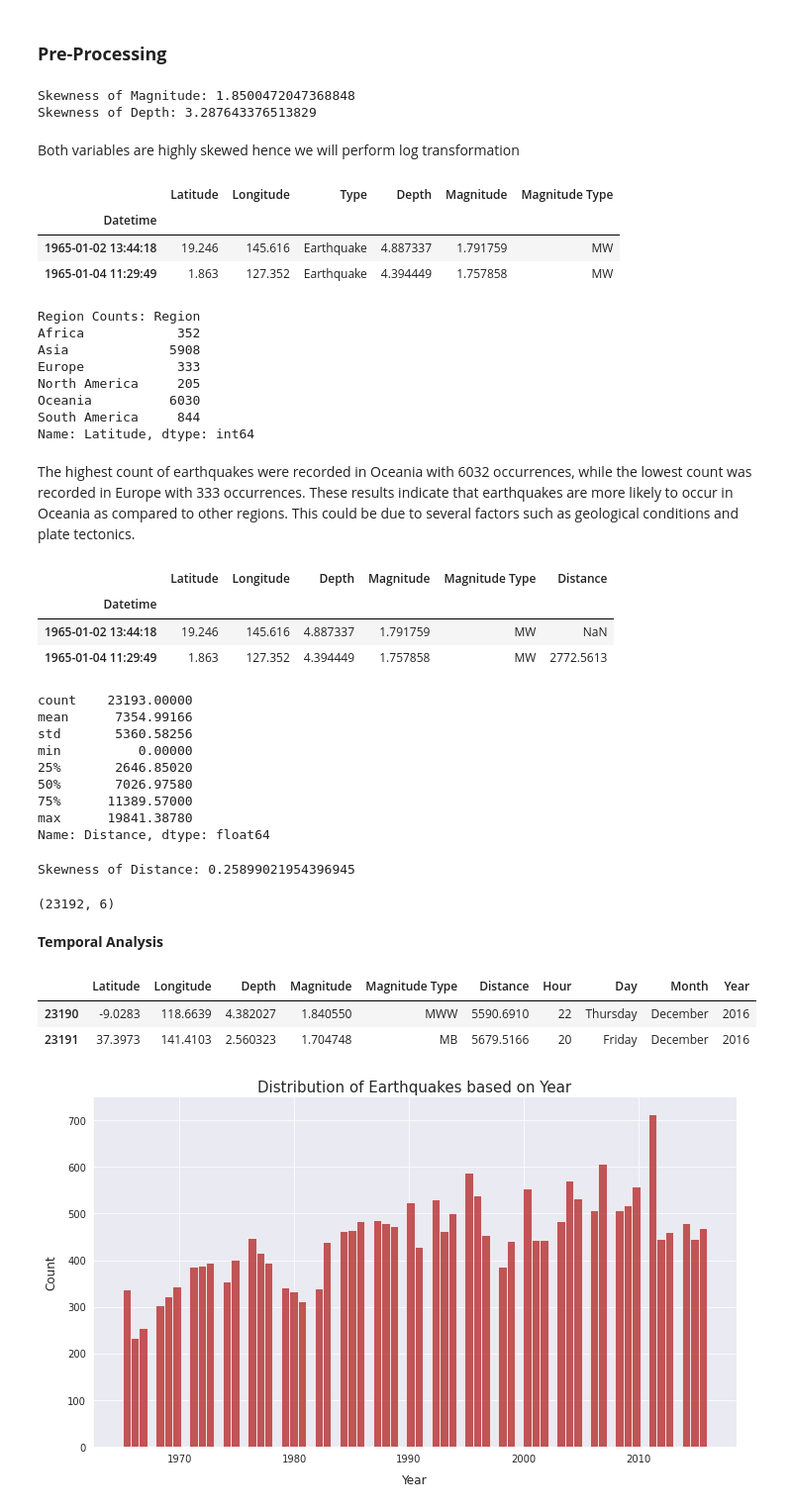
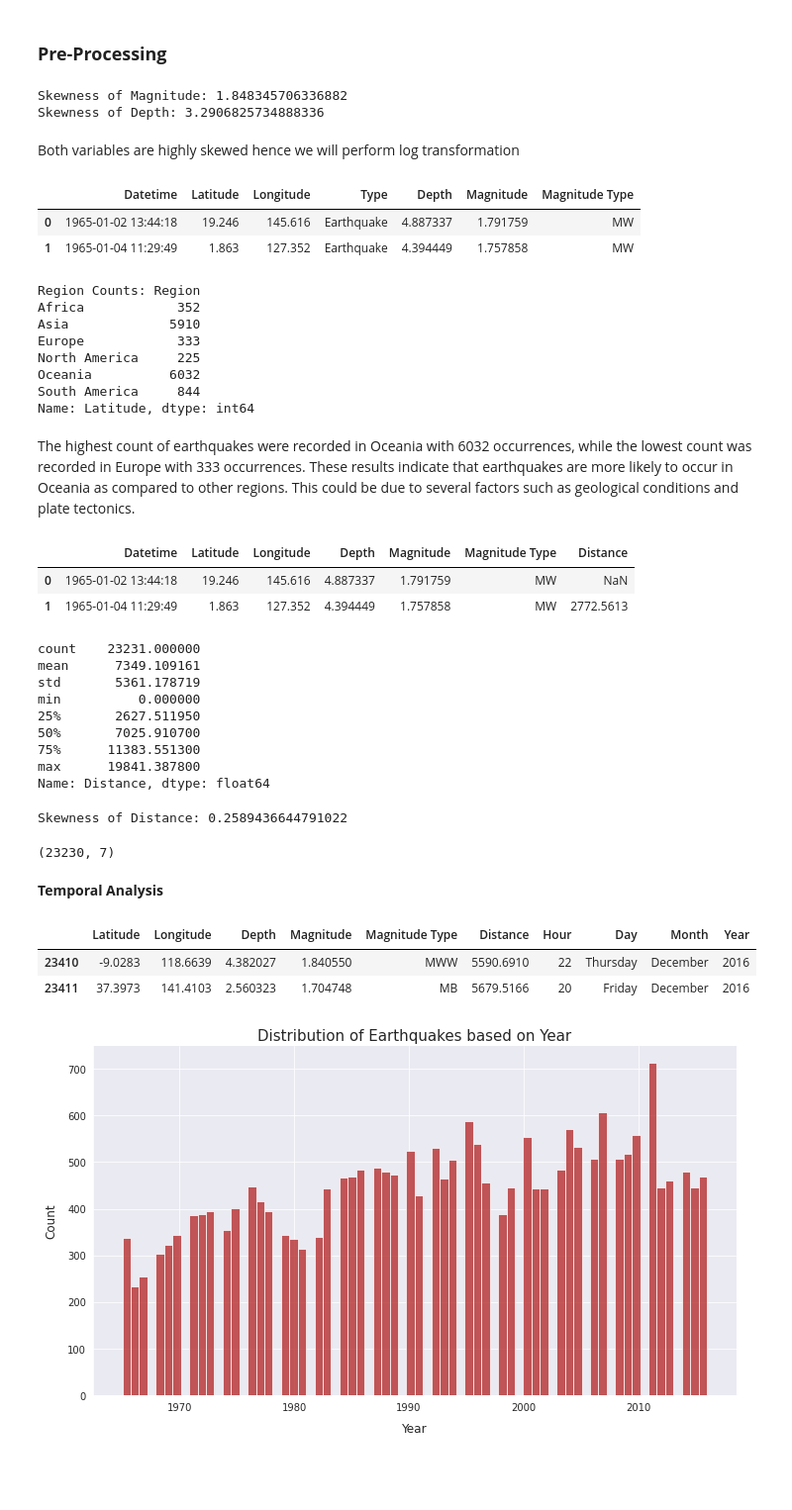
Before and after one commit to PerisN/Predicting-Earthquakes, a Jupyter notebook: Earthquakes.ipynb, the cells around one changed output. Shown at 99% size. Cells and saved outputs as stored; diff of their text form; code cells hidden in the pictures; blank space fills up the shorter version.

```diff
--- a/Earthquakes.ipynb
+++ b/Earthquakes.ipynb
@@ -158,8 +160,6 @@ Name: Type, dtype: int64
 # %%
 df1 = df.copy
 # %%
-df = df.set_index('Datetime')
-
 df = df.drop(['Date','Time'], axis=1)
 df.head(3)
 # %% [output]
@@ -262,8 +260,8 @@ for column in df.select_dtypes(include=['object']).columns:
 print('Skewness of Magnitude:', df['Magnitude'].skew())
 print('Skewness of Depth:', df['Depth'].skew())
 # %% [output]
-Skewness of Magnitude: 1.8500472047368848
-Skewness of Depth: 3.287643376513829
+Skewness of Magnitude: 1.848345706336882
+Skewness of Depth: 3.2906825734888336
 # %% [markdown]
 Both variables are highly skewed hence we will perform log transformation
 # %%
@@ -271,10 +269,9 @@ df['Magnitude'] = np.log(df['Magnitude'])
 df['Depth'] = np.log(df['Depth'] + 1)
 df.head(2)
 # %% [output]
-|  | Latitude | Longitude | Type | Depth | Magnitude | Magnitude Type |
-| Datetime |  |  |  |  |  |  |
-| 1965-01-02 13:44:18 | 19.246 | 145.616 | Earthquake | 4.887337 | 1.791759 | MW |
-| 1965-01-04 11:29:49 | 1.863 | 127.352 | Earthquake | 4.394449 | 1.757858 | MW |
+|  | Datetime | Latitude | Longitude | Type | Depth | Magnitude | Magnitude Type |
+| 0 | 1965-01-02 13:44:18 | 19.246 | 145.616 | Earthquake | 4.887337 | 1.791759 | MW |
+| 1 | 1965-01-04 11:29:49 | 1.863 | 127.352 | Earthquake | 4.394449 | 1.757858 | MW |
 # %%
 # Filter the data to only include events with type == "Earthquake"
 df = df[df['Type'] == "Earthquake"]
@@ -302,15 +299,17 @@ for i, row in df.iterrows():
 
 # Group the data by region and count the number of earthquakes in each region based on the 'Latitude' variable
 region_counts = df.groupby("Region").count()['Latitude']
-df= df.drop('Region', axis=1)
+
+df= df.drop('Region', axis=1) # Did not contribute much to our model
+
 print('Region Counts:', region_counts )
 # %% [output]
 Region Counts: Region
 Africa            352
-Asia             5908
+Asia             5910
 Europe            333
-North America     205
-Oceania          6030
+North America     225
+Oceania          6032
 South America     844
 Name: Latitude, dtype: int64
 # %% [markdown]
@@ -338,53 +337,51 @@ df['Distance'] = haversine_np(df['Longitude'].shift(), df['Latitude'].shift(), d
 df['Distance'] = round(df['Distance'], 4)
 df.head(2)
 # %% [output]
-|  | Latitude | Longitude | Depth | Magnitude | Magnitude Type | Distance |
-| Datetime |  |  |  |  |  |  |
-| 1965-01-02 13:44:18 | 19.246 | 145.616 | 4.887337 | 1.791759 | MW | NaN |
-| 1965-01-04 11:29:49 | 1.863 | 127.352 | 4.394449 | 1.757858 | MW | 2772.5613 |
+|  | Datetime | Latitude | Longitude | Depth | Magnitude | Magnitude Type | Distance |
+| 0 | 1965-01-02 13:44:18 | 19.246 | 145.616 | 4.887337 | 1.791759 | MW | NaN |
+| 1 | 1965-01-04 11:29:49 | 1.863 | 127.352 | 4.394449 | 1.757858 | MW | 2772.5613 |
 # %%
 df['Distance'].describe()
 # %% [output]
-count    23193.00000
-mean      7354.99166
-std       5360.58256
-min          0.00000
-25%       2646.85020
-50%       7026.97580
-75%      11389.57000
-max      19841.38780
+count    23231.000000
+mean      7349.109161
+std       5361.178719
+min          0.000000
+25%       2627.511950
+50%       7025.910700
+75%      11383.551300
+max      19841.387800
 Name: Distance, dtype: float64
 # %%
 print('Skewness of Distance:', df['Distance'].skew())
 # %% [output]
-Skewness of Distance: 0.25899021954396945
+Skewness of Distance: 0.2589436644791022
 # %%
 # Drop the null row created by the 'Distance'
 
 df = df.dropna(axis=0)
 df.shape
 # %% [output]
-(23192, 6)
+(23230, 7)
 # %% [markdown]
 **Temporal Analysis**
 # %%
 # Create hour, day month and year variables from the 'Datetime' column
 
-df['Hour'] = df.index.hour
-df['Day'] = df.index.day_name()
-df['Month'] = df.index.strftime('%B')
-df['Year'] = df.index.year
+df['Hour'] = df.Datetime.dt.hour
+df['Day'] = df.Datetime.dt.day_name()
+df['Month'] = df.Datetime.dt.strftime('%B')
+df['Year'] = df.Datetime.dt.year
 
-df = df.reset_index()
 
 # Drop the 'Datetime' column
 df = df.drop('Datetime', axis=1)
 
 df.tail(2)
 # %% [output]
 |  | Latitude | Longitude | Depth | Magnitude | Magnitude Type | Distance | Hour | Day | Month | Year |
-| 23190 | -9.0283 | 118.6639 | 4.382027 | 1.840550 | MWW | 5590.6910 | 22 | Thursday | December | 2016 |
-| 23191 | 37.3973 | 141.4103 | 2.560323 | 1.704748 | MB | 5679.5166 | 20 | Friday | December | 2016 |
+| 23410 | -9.0283 | 118.6639 | 4.382027 | 1.840550 | MWW | 5590.6910 | 22 | Thursday | December | 2016 |
+| 23411 | 37.3973 | 141.4103 | 2.560323 | 1.704748 | MB | 5679.5166 | 20 | Friday | December | 2016 |
 # %%
 # Create separate plots for each of the 'Year', 'Month', 'Day' and 'Hour' columns
 
```
Also changed, not shown: parts of 36 cells of this notebook.
